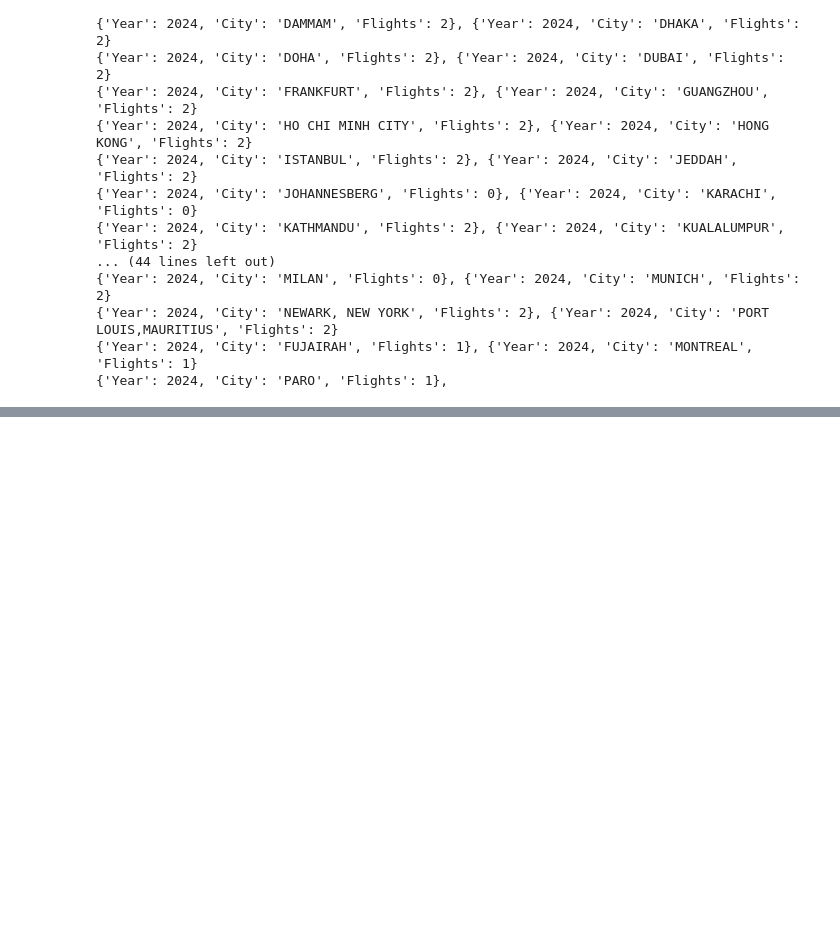
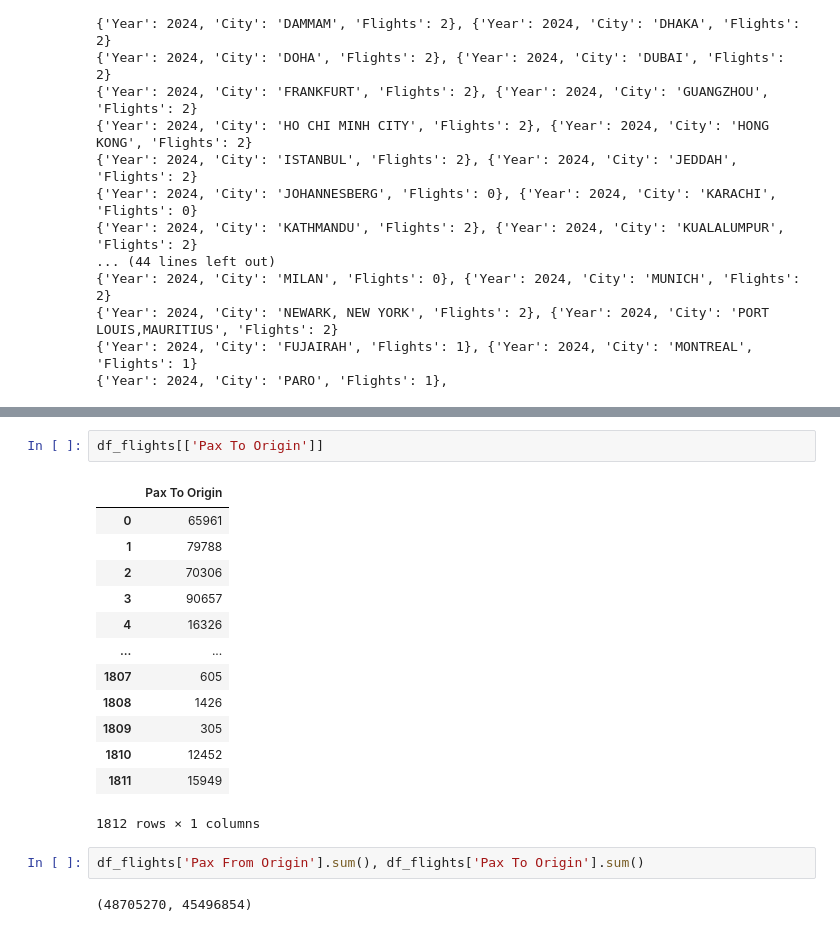
Before and after one commit to rushiraj070/Mumbai_Airport-International_Flight_Analysis, a Jupyter notebook: notebooks/analysis.ipynb, the cells around one changed output, grey strips where cells are left out. Saved outputs shown, nothing was run; the diff lists cells and outputs as text; blank space fills up the shorter version.

```diff
--- a/notebooks/analysis.ipynb
+++ b/notebooks/analysis.ipynb
@@ -874,0 +898,20 @@ for i, result in enumerate(results):
+# %%
+df_flights[['Pax To Origin']]
+# %% [output]
+|  | Pax To Origin |
+| 0 | 65961 |
+| 1 | 79788 |
+| 2 | 70306 |
+| 3 | 90657 |
+| 4 | 16326 |
+| ... | ... |
+| 1807 | 605 |
+| 1808 | 1426 |
+| 1809 | 305 |
+| 1810 | 12452 |
+| 1811 | 15949 |
+1812 rows × 1 columns
+# %%
+df_flights['Pax From Origin'].sum(), df_flights['Pax To Origin'].sum()
+# %% [output]
+(48705270, 45496854)
```
Also changed, not shown: parts of 22 cells of this notebook.
